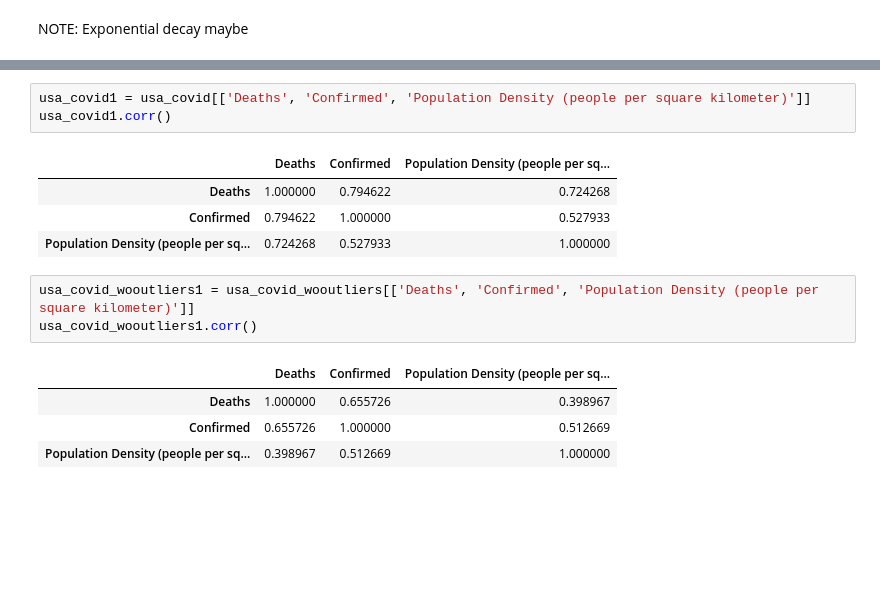
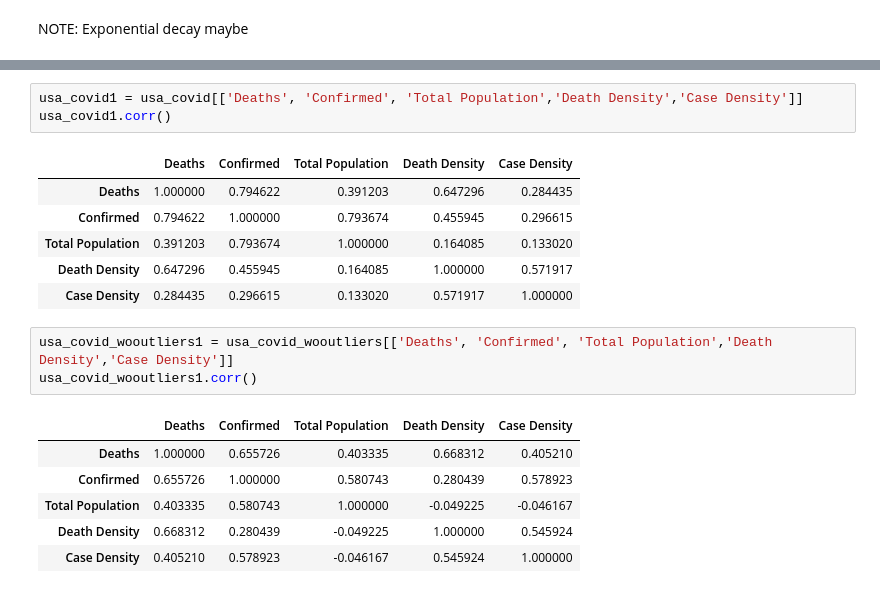
Before and after one commit to FreedomXV/SC1015-Mini-Project, a Jupyter notebook: US County_Exploratory Data Analysis.ipynb, the cells around one changed output, grey strips where cells are left out. Cells and saved outputs as stored; diff of their text form; blank space fills up the shorter version.

```diff
--- a/US County_Exploratory Data Analysis.ipynb
+++ b/US County_Exploratory Data Analysis.ipynb
@@ -97,16 +98,20 @@ sb.jointplot(data = usa_covid_wooutliers, x = "Deaths", y = "Population Density
 # %%
-usa_covid1 = usa_covid[['Deaths', 'Confirmed', 'Population Density (people per square kilometer)']]
+usa_covid1 = usa_covid[['Deaths', 'Confirmed', 'Total Population','Death Density','Case Density']]
 usa_covid1.corr()
 # %% [output]
-|  | Deaths | Confirmed | Population Density (people per sq... |
-| Deaths | 1.000000 | 0.794622 | 0.724268 |
-| Confirmed | 0.794622 | 1.000000 | 0.527933 |
-| Population Density (people per sq... | 0.724268 | 0.527933 | 1.000000 |
+|  | Deaths | Confirmed | Total Population | Death Density | Case Density |
+| Deaths | 1.000000 | 0.794622 | 0.391203 | 0.647296 | 0.284435 |
+| Confirmed | 0.794622 | 1.000000 | 0.793674 | 0.455945 | 0.296615 |
+| Total Population | 0.391203 | 0.793674 | 1.000000 | 0.164085 | 0.133020 |
+| Death Density | 0.647296 | 0.455945 | 0.164085 | 1.000000 | 0.571917 |
+| Case Density | 0.284435 | 0.296615 | 0.133020 | 0.571917 | 1.000000 |
 # %%
-usa_covid_wooutliers1 = usa_covid_wooutliers[['Deaths', 'Confirmed', 'Population Density (people per square kilometer)']]
+usa_covid_wooutliers1 = usa_covid_wooutliers[['Deaths', 'Confirmed', 'Total Population','Death Density','Case Density']]
 usa_covid_wooutliers1.corr()
 # %% [output]
-|  | Deaths | Confirmed | Population Density (people per sq... |
-| Deaths | 1.000000 | 0.655726 | 0.398967 |
-| Confirmed | 0.655726 | 1.000000 | 0.512669 |
-| Population Density (people per sq... | 0.398967 | 0.512669 | 1.000000 |
+|  | Deaths | Confirmed | Total Population | Death Density | Case Density |
+| Deaths | 1.000000 | 0.655726 | 0.403335 | 0.668312 | 0.405210 |
+| Confirmed | 0.655726 | 1.000000 | 0.580743 | 0.280439 | 0.578923 |
+| Total Population | 0.403335 | 0.580743 | 1.000000 | -0.049225 | -0.046167 |
+| Death Density | 0.668312 | 0.280439 | -0.049225 | 1.000000 | 0.545924 |
+| Case Density | 0.405210 | 0.578923 | -0.046167 | 0.545924 | 1.000000 |
```
Also changed, not shown: parts of 9 cells of this notebook, 2 other files.
